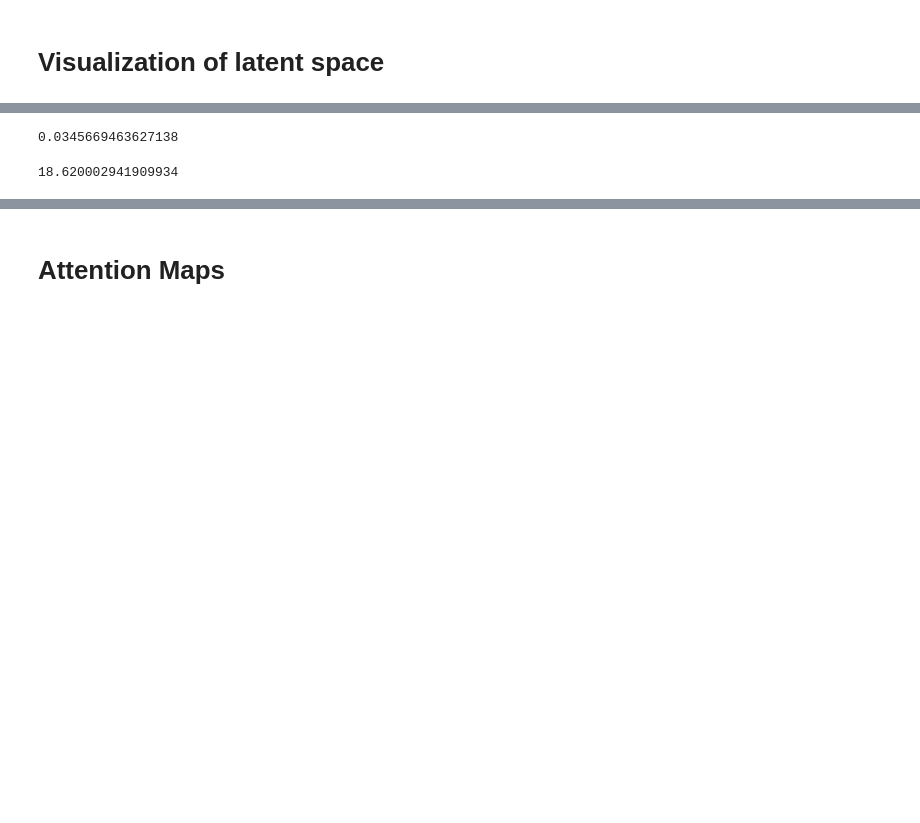
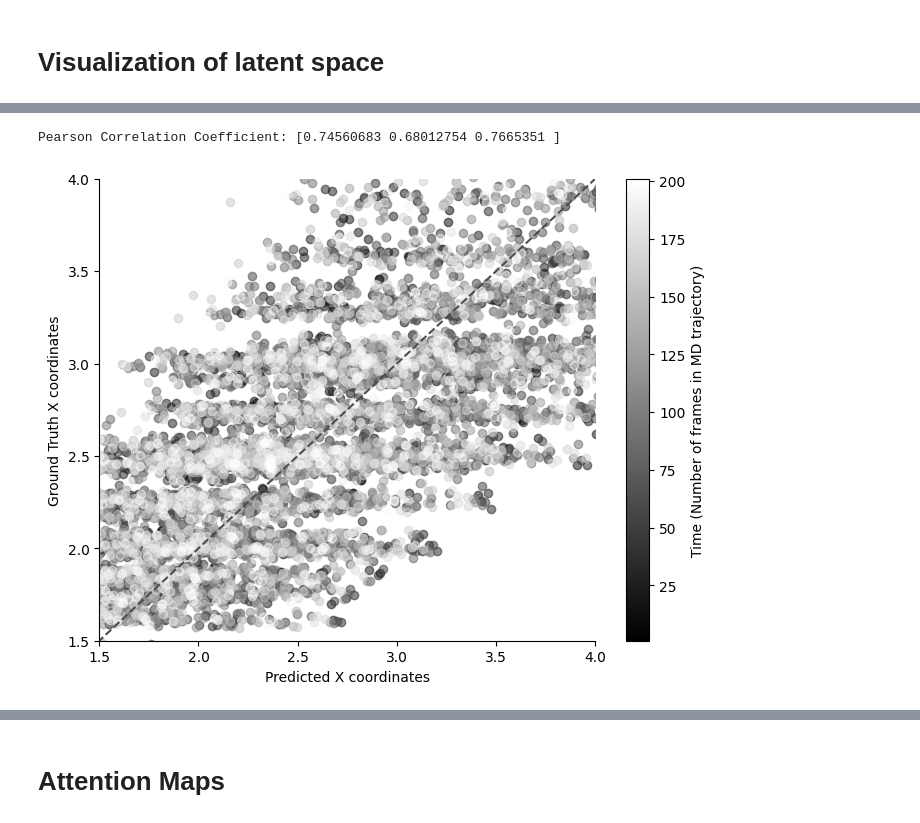
Before and after one commit to KrishnaswamyLab/ProtSCAPE, a Jupyter notebook: notebooks/atlas_testing.ipynb, the cells around one changed output, grey strips where cells are left out. Cells and saved outputs as stored; diff of their text form; code cells hidden in the pictures; blank space fills up the shorter version.

```diff
--- a/notebooks/atlas_testing.ipynb
+++ b/notebooks/atlas_testing.ipynb
@@ -90,11 +96,11 @@ import phate
 import torch
 import numpy as np
 import matplotlib.pyplot as plt
-with open('../test_atlas_rmsd_valid.pkl', 'rb') as file:
+with open('../coords_1fd3.pkl', 'rb') as file:
     # Load the data from the pickle file
-    rogs = pk.load(file)
+    coords = pk.load(file)
 # %%
-with open('../1ab1_A_analysis/graphsrmsd.pkl', 'rb') as file:
+with open('../1fd3_A_analysis/graphsrog.pkl', 'rb') as file:
         full_dataset =  pk.load(file)
 
 for data in full_dataset:
@@ -105,7 +111,7 @@ for data in full_dataset:
 train_size = int(0.8 * len(full_dataset))
 val_size = len(full_dataset) - train_size
 train_set, val_set = torch.utils.data.random_split(full_dataset, [train_size, val_size])
-test_targets = np.array([data.y for data in val_set])
+test_targets = np.array([data.coords for data in val_set])
 # %%
 test_targets
 # %% [output]
@@ -176,0 +155,2 @@ array([[0.85654545],
+# %%
+coords = torch.cat(coords, dim=0)
@@ -189,4 +164,0 @@ mse = np.mean((test_targets - preds) ** 2)
-# %%
-mse
-# %% [output]
-0.0345669463627138
@@ -195,4 +164,0 @@ mape = np.mean(np.abs((test_targets - preds) / test_targets)) * 100
-# %%
-mape
-# %% [output]
-18.620002941909934
@@ -198,0 +188,45 @@ mape
+# %%
+pearson_corr = calculate_pearson_correlation(coords, test_targets)
+print("Pearson Correlation Coefficient:", pearson_corr)
+# %% [output]
+Pearson Correlation Coefficient: [0.74560683 0.68012754 0.7665351 ]
+# %%
+
+
+# Assuming ground truth and predicted X coordinates are stored in variables gt_x_coords and pred_x_coords respectively
+
+plt.figure(figsize=(8, 6))
+
+# Define colormap
+cmap = plt.cm.gray(np.linspace(0, 1, 201))
+
+# Loop over all graphs
+for i in range(201):
+    # Plot each graph with a different grayscale color
+    plt.scatter(x=coords[i, :, 0], y=test_targets[i, :, 0], color=cmap[i], alpha=0.5, label=f'Graph {i+1}')
+
+# Plot diagonal line for reference
+plt.plot([-10, 20], [-10, 20], ls="--", c=".3")
+
+# Set plot limits and labels
+plt.xlim(1.5, 4)
+plt.ylim(1.5, 4)
+plt.xlabel("Predicted X coordinates")
+plt.ylabel("Ground Truth X coordinates")
+# plt.title("Comparison of Ground Truth and Predicted X Coordinates")
+
+# Remove top and right spines
+plt.gca().spines['top'].set_visible(False)
+plt.gca().spines['right'].set_visible(False)
+
+# Add legend
+# plt.legend()
+# Add colorbar
+sm = plt.cm.ScalarMappable(cmap=plt.cm.gray, norm=plt.Normalize(vmin=1, vmax=201))
+sm.set_array([])
+plt.colorbar(sm, label='Time (Number of frames in MD trajectory)')
+
+# Show plot
+plt.show()
+# %% [output]
+[figure, added]
```
Also changed, not shown: parts of 36 cells of this notebook, 40 other files.
